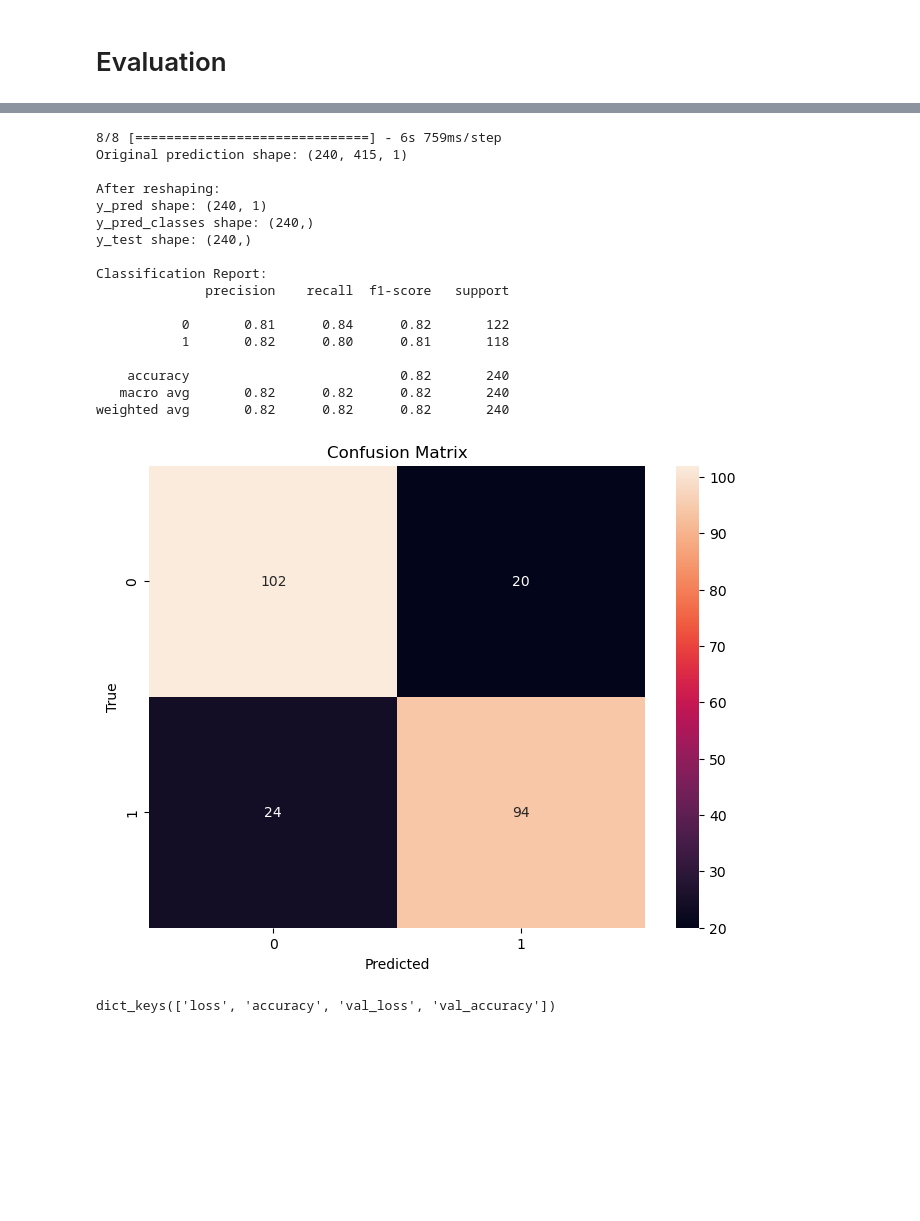
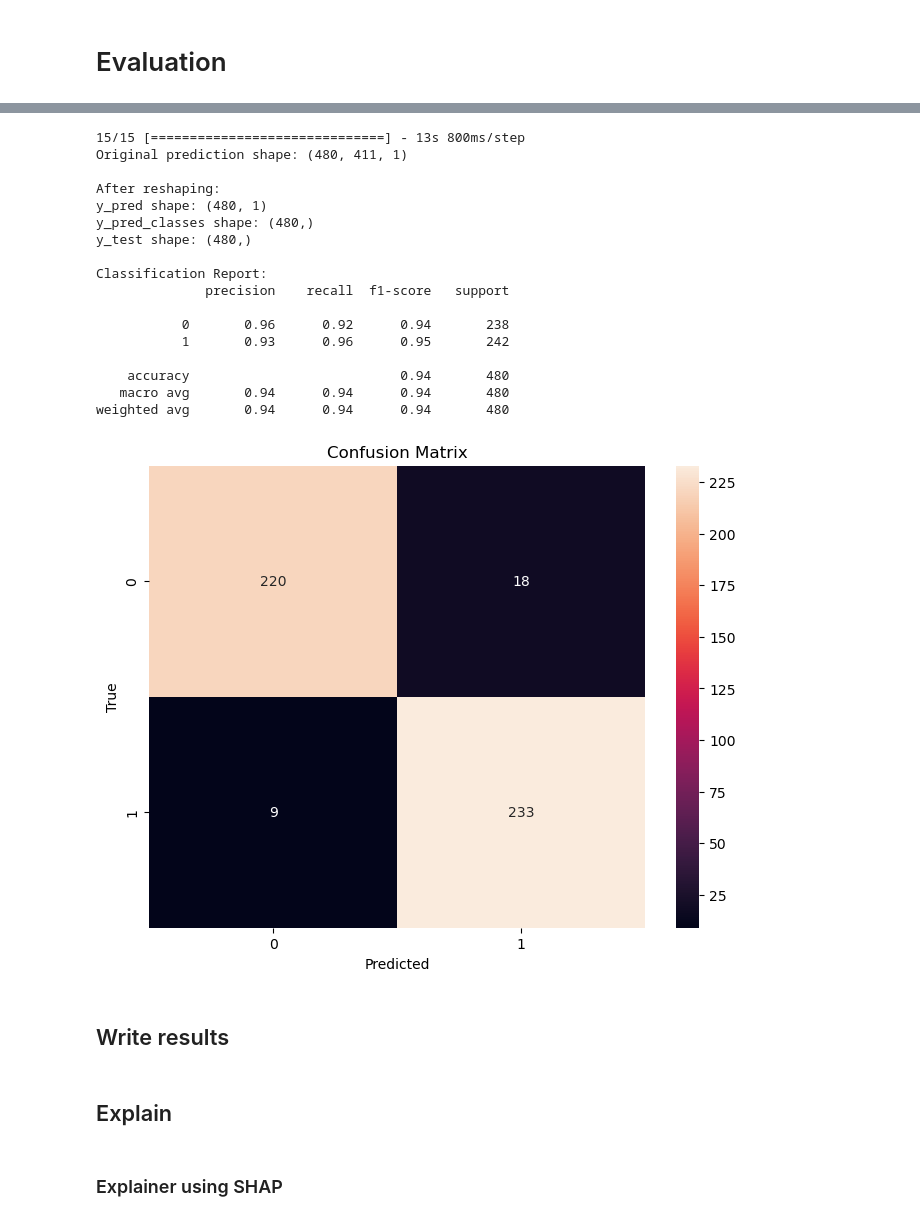
Before and after one commit to MaddogQ/SpamClassification, a Jupyter notebook: BiLSTM-attention-glove100D.ipynb, the cells around one changed output, grey strips where cells are left out. Cells and saved outputs as stored; diff of their text form; code cells hidden in the pictures; blank space fills up the shorter version.

```diff
--- a/BiLSTM-attention-glove100D.ipynb
+++ b/BiLSTM-attention-glove100D.ipynb
@@ -9,7 +8,5 @@ from bs4 import BeautifulSoup
 # %%
-df = pd.read_csv(
-    "./input/deceptive-opinion-spam-corpus/deceptive-opinion.csv"
-)
+df = pd.read_csv("./input/deceptive-opinion-spam-corpus/deceptive-opinion-augmented.csv")
 # %%
 df = df.drop(["hotel", "polarity", "source"], axis=1)
 # %%
@@ -135,8 +131,12 @@ from sklearn.model_selection import train_test_split
 # X_val, y_val for development (15%)
 # X_test, y_test for testing (15%)
 
-X_train, X_temp, y_train, y_temp = train_test_split(X, y, test_size=0.3, random_state=42)  # 70% train, 30% temp
-X_val, X_test, y_val, y_test = train_test_split(X_temp, y_temp, test_size=0.5, random_state=42)  # 15% dev, 15% test
+X_train, X_temp, y_train, y_temp = train_test_split(
+    X, y, test_size=0.3, random_state=42
+)  # 70% train, 30% temp
+X_val, X_test, y_val, y_test = train_test_split(
+    X_temp, y_temp, test_size=0.5, random_state=42
+)  # 15% dev, 15% test
 
 # train, test, y_train, y_test = train_test_split(X, y, stratify=y, random_state=42)
 # %%
@@ -540,22 +560,13 @@ early_stopping_monitor = EarlyStopping(patience=5)
 # Add learning rate scheduling
 from keras.callbacks import ReduceLROnPlateau
 
-reduce_lr = ReduceLROnPlateau(
-    monitor='val_loss',
-    factor=0.2,
-    patience=3,
-    min_lr=1e-6
-)
+reduce_lr = ReduceLROnPlateau(monitor="val_loss", factor=0.2, patience=3, min_lr=1e-6)
 
 # Modify callbacks list
-callbacks_list = [
-    checkpoint,
-    early_stopping_monitor,
-    reduce_lr
-]
+callbacks_list = [checkpoint, early_stopping_monitor, reduce_lr]
 # %%
 want_load = False
-model_checkpoint = "./results/weights-improvement-12-0.88.hdf5"
+model_checkpoint = "./results/weights-improvement-11-0.86.hdf5"
 
 if want_load:
     model = get_model()
@@ -630,50 +641,49 @@ import numpy as np
 y_pred = model.predict([processed_x_test, processed_pre_x_test])
 print("Original prediction shape:", y_pred.shape)
 
 # Take the mean across the sequence length dimension (axis=1)
 y_pred = np.mean(y_pred, axis=1)
 y_pred_classes = (y_pred > 0.5).astype(int).flatten()
 
 print("\nAfter reshaping:")
 print("y_pred shape:", y_pred.shape)
 print("y_pred_classes shape:", y_pred_classes.shape)
 print("y_test shape:", y_test.shape)
 
 # Ensure y_test is the right format
 y_test_array = np.array(y_test)
 
 # Print classification report
 print("\nClassification Report:")
-print(classification_report(y_test_array, y_pred_classes))
+cls_report = classification_report(y_test_array, y_pred_classes)
+print(cls_report)
 
 # Plot confusion matrix
 cm = confusion_matrix(y_test_array, y_pred_classes)
 plt.figure(figsize=(8, 6))
-sns.heatmap(cm, annot=True, fmt='d')
-plt.xlabel('Predicted')
-plt.ylabel('True')
-plt.title('Confusion Matrix')
+sns.heatmap(cm, annot=True, fmt="d")
+plt.xlabel("Predicted")
+plt.ylabel("True")
+plt.title("Confusion Matrix")
 plt.show()
 # %% [output]
-8/8 [==============================] - 6s 759ms/step
-Original prediction shape: (240, 415, 1)
+15/15 [==============================] - 13s 800ms/step
+Original prediction shape: (480, 411, 1)
 
 After reshaping:
-y_pred shape: (240, 1)
-y_pred_classes shape: (240,)
-y_test shape: (240,)
+y_pred shape: (480, 1)
+y_pred_classes shape: (480,)
+y_test shape: (480,)
 
 Classification Report:
               precision    recall  f1-score   support
 
-           0       0.81      0.84      0.82       122
-           1       0.82      0.80      0.81       118
+           0       0.96      0.92      0.94       238
+           1       0.93      0.96      0.95       242
 
-    accuracy                           0.82       240
-   macro avg       0.82      0.82      0.82       240
-weighted avg       0.82      0.82      0.82       240
+    accuracy                           0.94       480
+   macro avg       0.94      0.94      0.94       480
+weighted avg       0.94      0.94      0.94       480
-[figure, old version]
+[figure, new version]
-# %%
-history.history.keys()
-# %% [output]
-dict_keys(['loss', 'accuracy', 'val_loss', 'val_accuracy'])
+# %% [markdown]
+## Write results
@@ -679,0 +708,4 @@ dict_keys(['loss', 'accuracy', 'val_loss', 'val_accuracy'])
+# %% [markdown]
+## Explain
+# %% [markdown]
+### Explainer using SHAP
```
Also changed, not shown: parts of 23 cells of this notebook, 1 other file.
